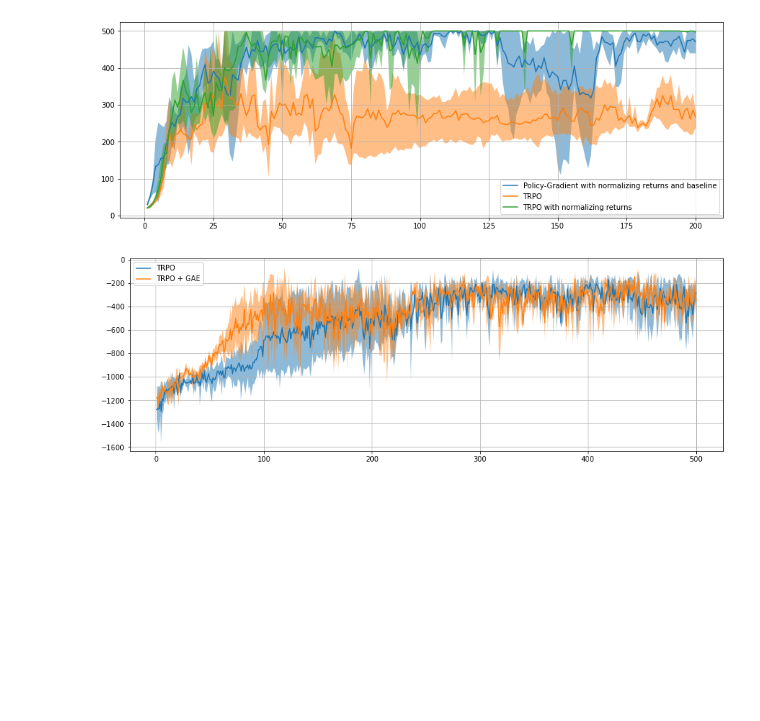
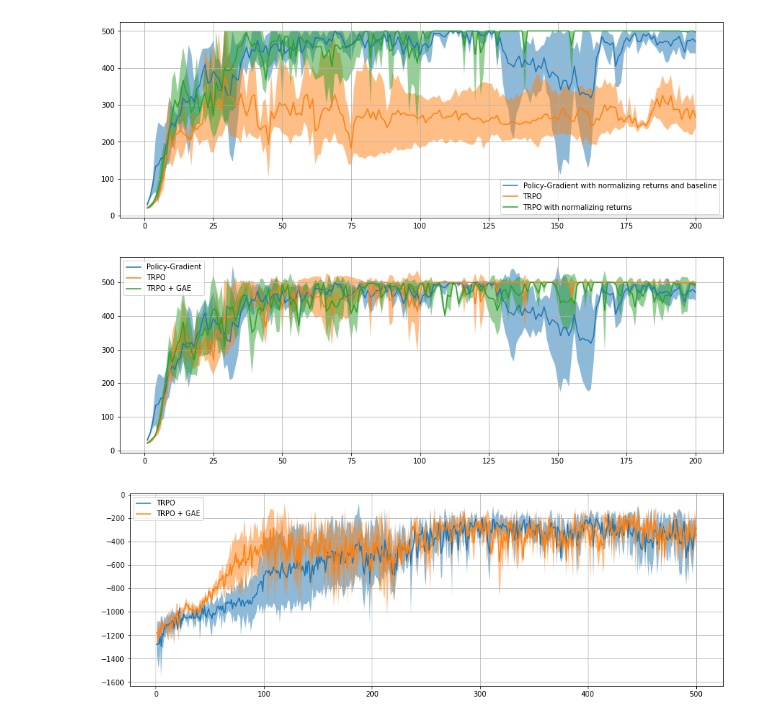
Before and after one commit to hcnoh/rl-collection-pytorch, a Jupyter notebook: results.ipynb, the cells around one changed output. Saved outputs shown, nothing was run; the diff lists cells and outputs as text; code cells hidden in the pictures; blank space fills up the shorter version.

```diff
--- a/results.ipynb
+++ b/results.ipynb
@@ -151,37 +151,39 @@ plt.show()
 # %%
 ckpt_path_list = [
     ".ckpts/pg/CartPole-v1-3/",
-    ".ckpts/ac/CartPole-v1-0/",
+#     ".ckpts/ac/CartPole-v1-0/",
     ".ckpts/trpo/CartPole-v1-1/",
     ".ckpts/gae/CartPole-v1-0/",
 ]
 label_list = [
     "Policy-Gradient",
-    "Actor-Critic",
+#     "Actor-Critic",
     "TRPO",
     "TRPO + GAE"
 ]
 
 plt.figure(figsize=[15, 5], facecolor="white")
 for i, ckpt_path in enumerate(ckpt_path_list):
     results = []
     for j in range(3):
         with open(ckpt_path + "results_%i.pkl" % j, "rb") as f:
             results.append(pickle.load(f))
 
     results = np.array(results)
 
     plt.plot(range(1, results.shape[1] + 1), np.mean(results, axis=0), label=label_list[i])
     plt.fill_between(
         range(1, results.shape[1] + 1),
         np.mean(results, axis=0) - np.std(results, axis=0),
         np.mean(results, axis=0) + np.std(results, axis=0),
         alpha=.5
     )
 
 plt.grid()
 plt.legend(loc='best')
 plt.show()
+# %% [output]
+[figure, added]
 # %%
 ckpt_path_list = [
     ".ckpts/trpo/Pendulum-v0-0/",
```
Also changed, not shown: 2 other files.
